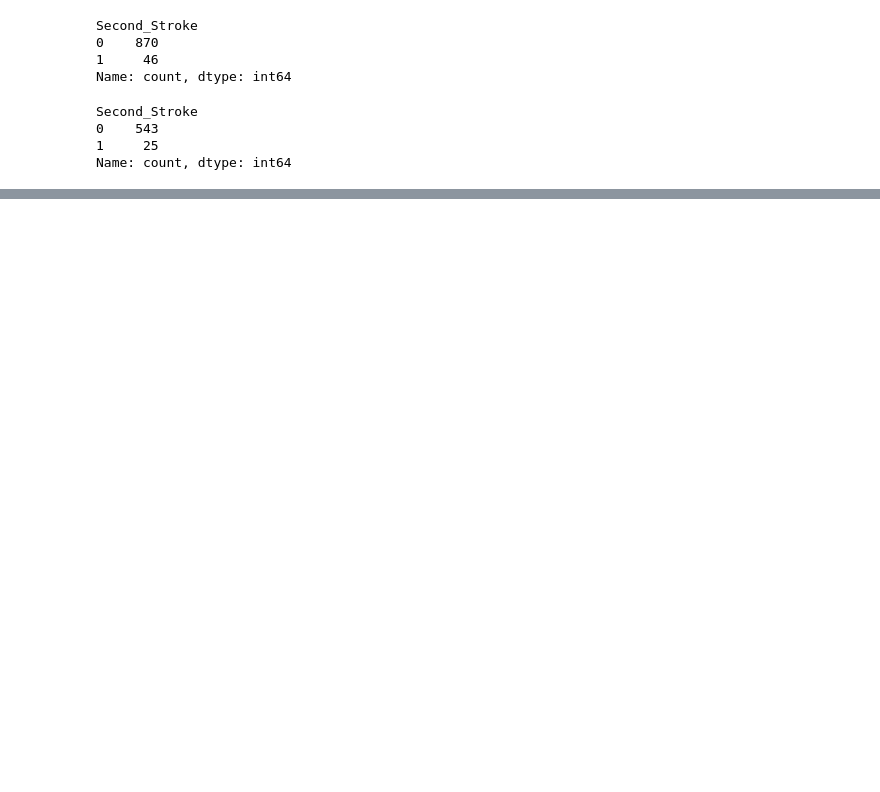
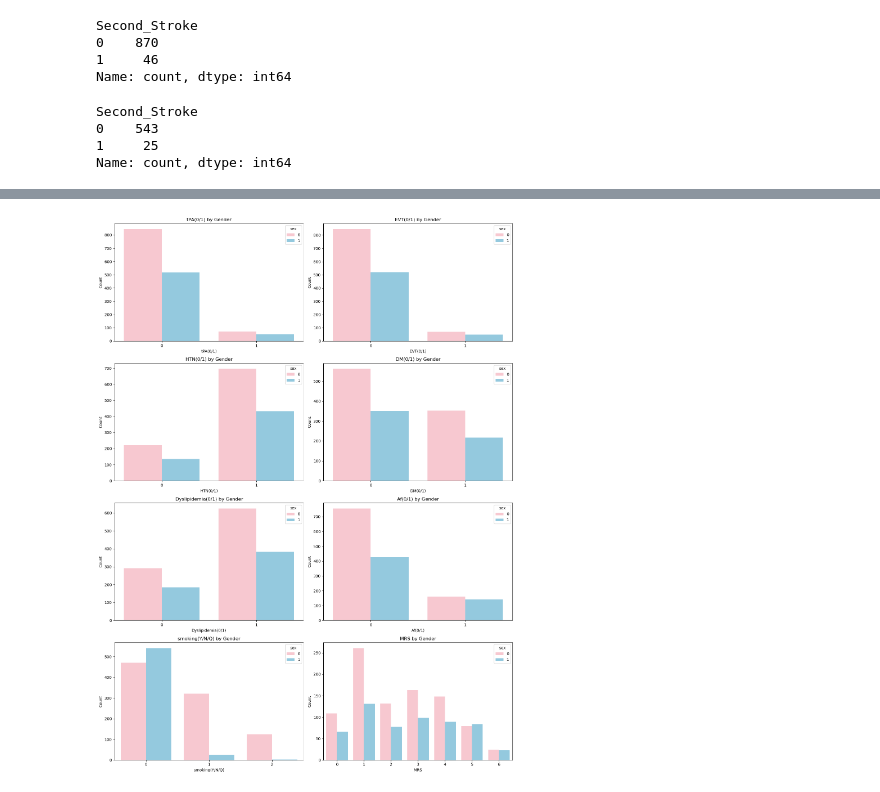
Before and after one commit to a0935210570602/Risk_Factor_Analysis_of_Obstructive-Sleep_Apnea, a Jupyter notebook: EDA/sex_EDA.ipynb, the cells around one changed output, grey strips where cells are left out. Drawn from its saved outputs; the diff is of its cells as text; code cells hidden in the pictures; blank space fills up the shorter version.

```diff
--- a/EDA/sex_EDA.ipynb
+++ b/EDA/sex_EDA.ipynb
@@ -24,7 +20,7 @@ df_combined = pd.concat([female_df, male_df])
 # before I drop the 'sex' feature from both dataframes
 # (need a combined df to draw side by side plots later on)
 # %%
-categorical_features = ['tPA(0/1)','EVT(0/1)','HTN(0/1)','DM(0/1)','Dyslipidemia(0/1)','Af(0/1)','smoking(Y/N/Q)']
+categorical_features = ['tPA(0/1)','EVT(0/1)','HTN(0/1)','DM(0/1)','Dyslipidemia(0/1)','Af(0/1)','smoking(Y/N/Q)', 'MRS']
 # %%
 label = 'Second_Stroke'
 # %%
@@ -168,0 +122,22 @@ plt.show()
+# %%
+features = categorical_features
+fig, axes = plt.subplots(4, 2, figsize=(15, 20))
+
+for ax, feature in zip(axes.flatten(), features):
+    sns.countplot(
+        data=df_combined,
+        x=feature,
+        hue='sex',
+        # palette=['#ff9a8a', '#fbdd7e', '#a2cffe'],
+        palette=['pink', 'skyblue'],
+        ax=ax
+    )
+    ax.set_title(f'{feature} by Gender')
+    ax.set_xlabel(feature)
+    ax.set_ylabel('Count')
+    ax.legend(title='sex')
+
+plt.tight_layout()
+plt.show()
+# %% [output]
+[figure, added]
```
Also changed, not shown: parts of 17 cells of this notebook, 1 other file.
